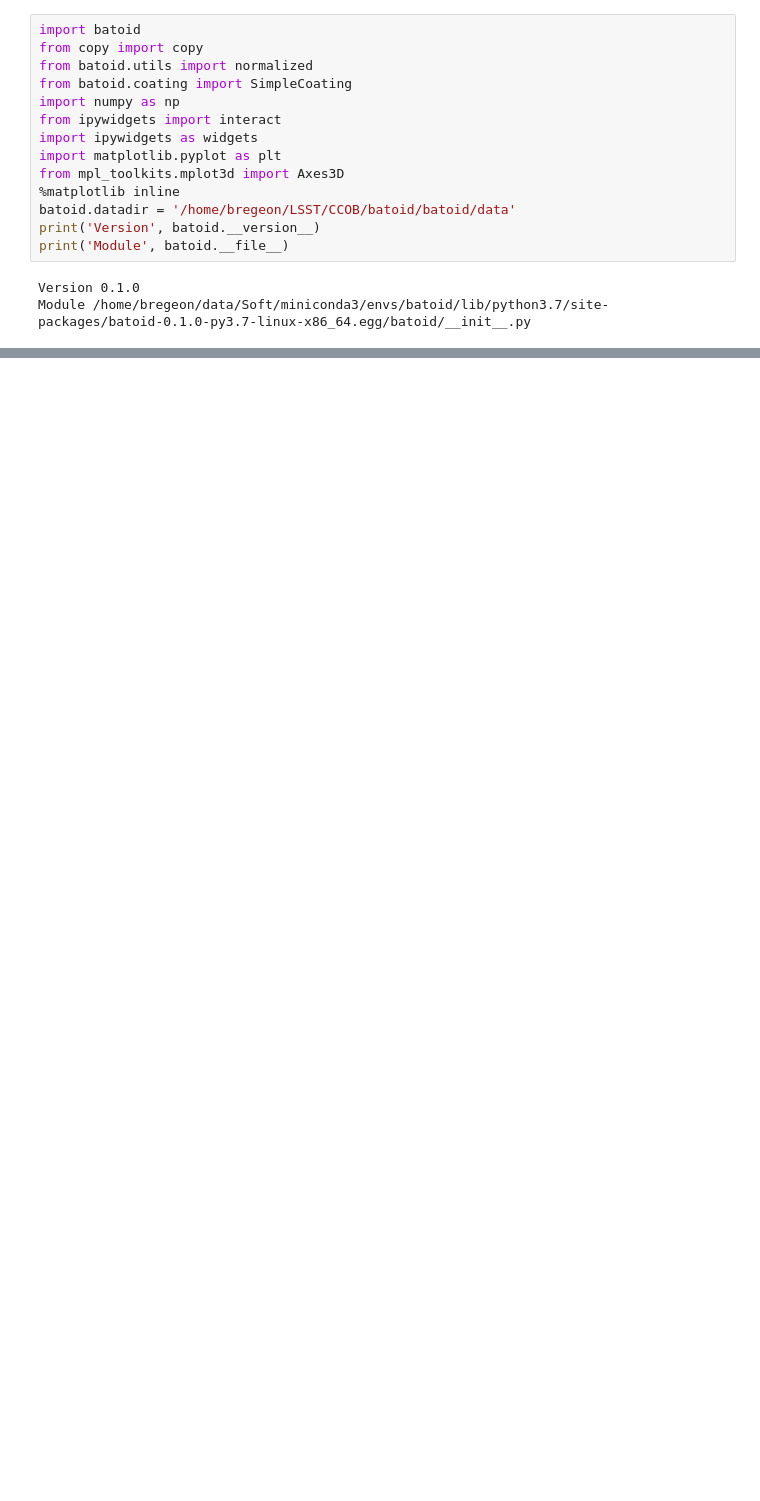
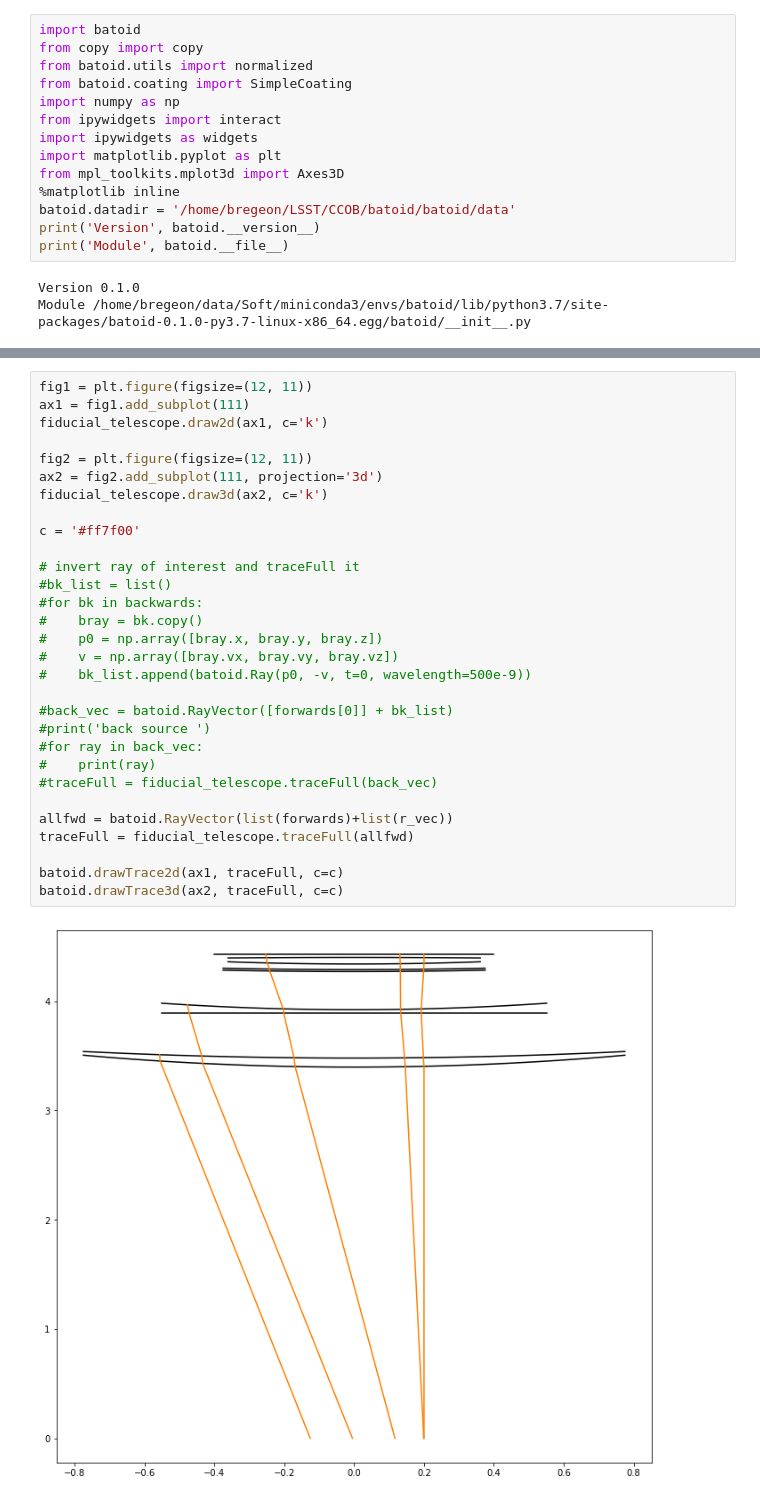
Before and after one commit to bregeon/batoid, a Jupyter notebook: notebook/LSST trace split.ipynb, the cells around one changed output, grey strips where cells are left out. Cells and saved outputs as stored; diff of their text form; blank space fills up the shorter version.

```diff
--- a/notebook/LSST trace split.ipynb
+++ b/notebook/LSST trace split.ipynb
@@ -61,0 +114,32 @@ traceSplit        LightSource     flux =         1.00000000   nphot =          1
+# %%
+fig1 = plt.figure(figsize=(12, 11))
+ax1 = fig1.add_subplot(111)
+fiducial_telescope.draw2d(ax1, c='k')
+
+fig2 = plt.figure(figsize=(12, 11))
+ax2 = fig2.add_subplot(111, projection='3d')
+fiducial_telescope.draw3d(ax2, c='k')
+
+c = '#ff7f00'
+
+# invert ray of interest and traceFull it
+#bk_list = list()
+#for bk in backwards:
+#    bray = bk.copy()
+#    p0 = np.array([bray.x, bray.y, bray.z])
+#    v = np.array([bray.vx, bray.vy, bray.vz])
+#    bk_list.append(batoid.Ray(p0, -v, t=0, wavelength=500e-9))
+
+#back_vec = batoid.RayVector([forwards[0]] + bk_list)
+#print('back source ')
+#for ray in back_vec:
+#    print(ray)
+#traceFull = fiducial_telescope.traceFull(back_vec)
+
+allfwd = batoid.RayVector(list(forwards)+list(r_vec))
+traceFull = fiducial_telescope.traceFull(allfwd)
+
+batoid.drawTrace2d(ax1, traceFull, c=c)
+batoid.drawTrace3d(ax2, traceFull, c=c)
+# %% [output]
+[figure, added]
```
Also changed, not shown: parts of 6 cells of this notebook.
